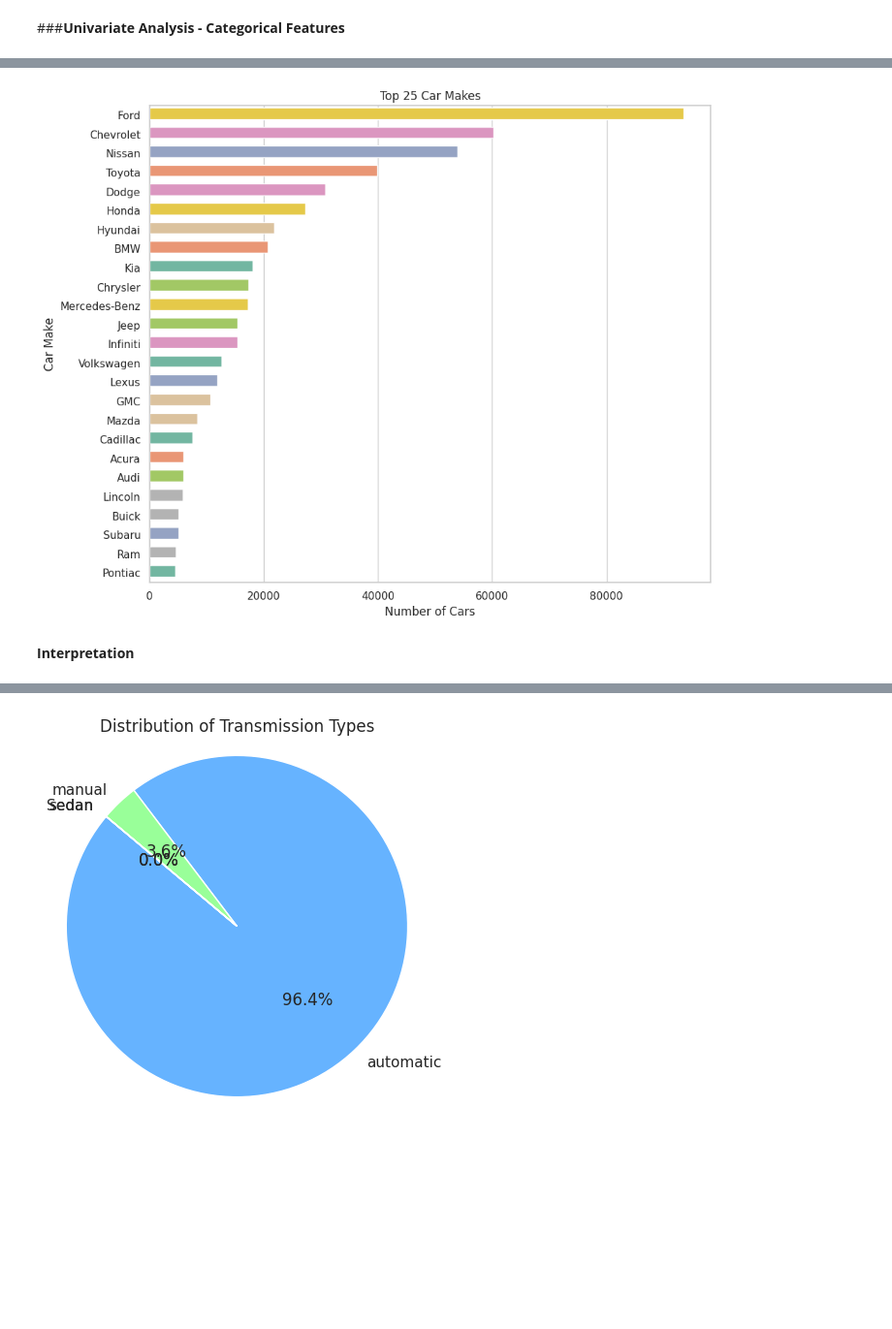
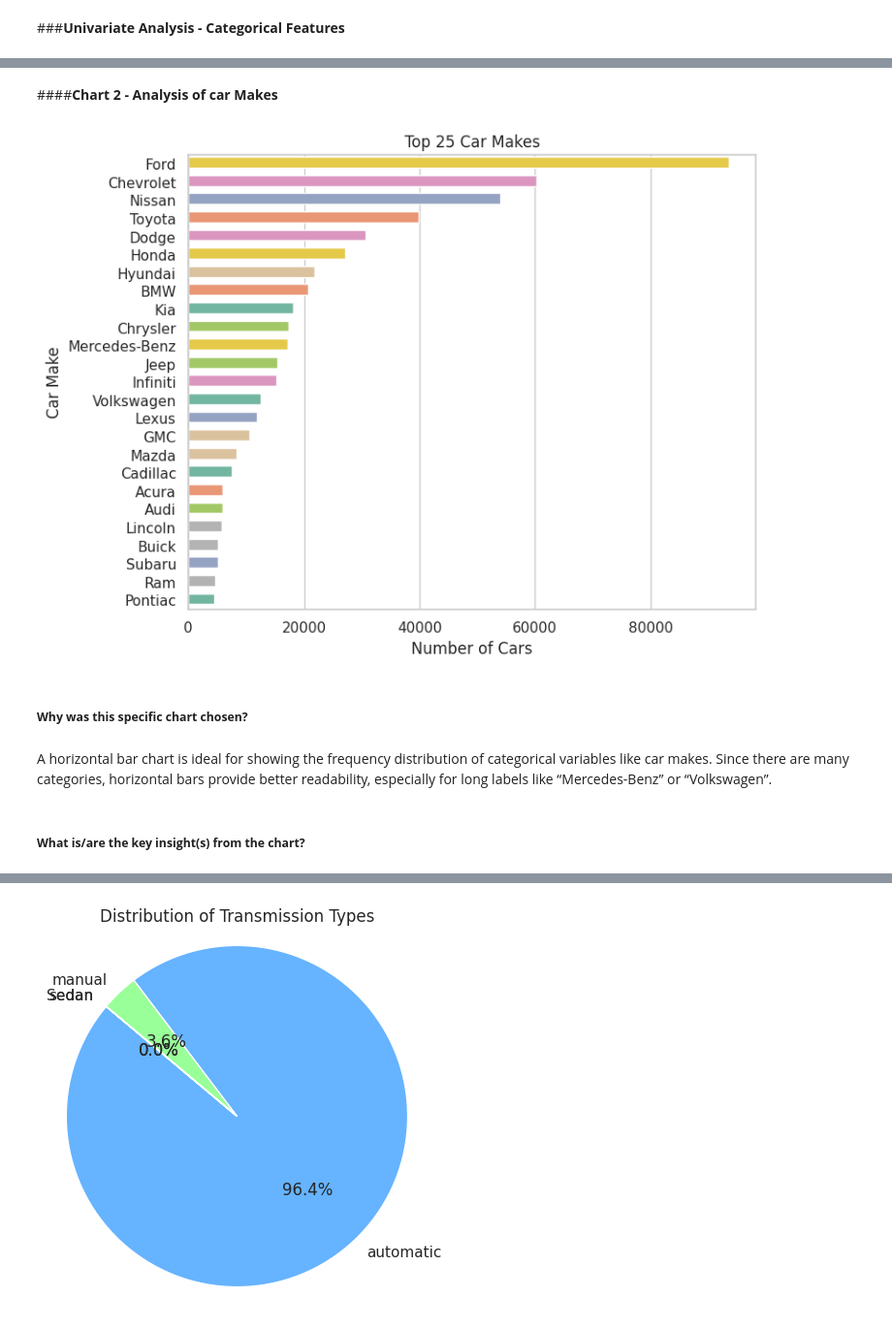
Before and after one commit to Sagarjain93/car_prices, a Jupyter notebook: car_prices.ipynb, the cells around one changed output, grey strips where cells are left out. Shown at 97% size. Cells and saved outputs as stored; diff of their text form; code cells hidden in the pictures; blank space fills up the shorter version.

```diff
--- a/car_prices.ipynb
+++ b/car_prices.ipynb
@@ -191,7 +203,6 @@ In this section, we assess the integrity and quality of the car sales dataset by
 
 In this section, we assess we will change the data type of saledate from object to datetime format.
 # %%
-#  = pd.Series()
-df['saledate']= pd.to_datetime(df['saledate'], errors = 'coerce', utc= True)
-df['saledate'] = pd.to_datetime(df['saledate'].dt.date)
-df['saledate']
+# Format string for: Tue Dec 16 2014 12:30:00 GMT-0800 (PST)
+df['saledate'] = pd.to_datetime(df['saledate'], format='%a %b %d %Y %H:%M:%S GMT%z', errors='coerce')
+df['saledate'] = pd.to_datetime(df['saledate'].dt.date)  # Keep only date, remove time
@@ -259,3 +239,25 @@ df.dropna()
+# %%
+# Drop rows with missing 'sellingprice' or 'saledate'
+df.dropna(subset=['sellingprice', 'saledate'], inplace=True)
+
+# Fill categorical nulls with 'Unknown'
+cat_cols = ['make', 'model', 'trim', 'body', 'transmission', 'color', 'interior']
+df[cat_cols] = df[cat_cols].fillna('Unknown')
+
+# Fill numerical nulls with median
+df['condition'] = df['condition'].fillna(df['condition'].median())
+df['odometer'] = df['odometer'].fillna(df['odometer'].median())
+df['mmr'] = df['mmr'].fillna(df['mmr'].median())
+
+# Drop VIN column only if it exists
+if 'vin' in df.columns:
+    df.drop(columns=['vin'], inplace=True)
+
+# Convert saledate to datetime and extract parts
+df['saledate'] = pd.to_datetime(df['saledate'], errors='coerce', utc=True)
+df['saledate'] = pd.to_datetime(df['saledate'].dt.date)
+df['sale_year'] = df['saledate'].dt.year
+df['sale_month'] = df['saledate'].dt.month
 # %% [markdown]
 ## **6.4. Handle Duplicate Records**
 
@@ -443,33 +468,39 @@ Since the dataset has large no. makes so, We have taken top 25 car makes .
+# %% [markdown]
+####**Chart 2 - Analysis of car Makes**
 # %%
 #  Get top 25 car makes
 top_25_makes = df['make'].value_counts().nlargest(25).index
 
 #  Filter the DataFrame for top 25
 df_top_25 = df[df['make'].isin(top_25_makes)]
 
 
-plt.figure(figsize=(10, 8))
+plt.figure(figsize=(8, 6))
 make_order = df_top_25['make'].value_counts().index
 
 ax = sns.countplot(
     y='make',
     data=df_top_25,
     order=make_order,
     hue='make',
     palette='Set2',
     legend=False
 )
 
 # Optional spacing
 for bar in ax.patches:
     bar.set_height(0.6)
 
 plt.title('Top 25 Car Makes')
 plt.xlabel('Number of Cars')
 plt.ylabel('Car Make')
 plt.tight_layout()
 plt.show()
 # %% [output]
-[figure, old version]
+[figure, new version]
-# %% [markdown]
-**Interpretation**
+# %% [markdown]
+##### **Why was this specific chart chosen?**
+# %% [markdown]
+A horizontal bar chart is ideal for showing the frequency distribution of categorical variables like car makes. Since there are many categories, horizontal bars provide better readability, especially for long labels like “Mercedes-Benz” or “Volkswagen”.
+# %% [markdown]
+##### **What is/are the key insight(s) from the chart?**
```
Also changed, not shown: parts of 160 cells of this notebook.
